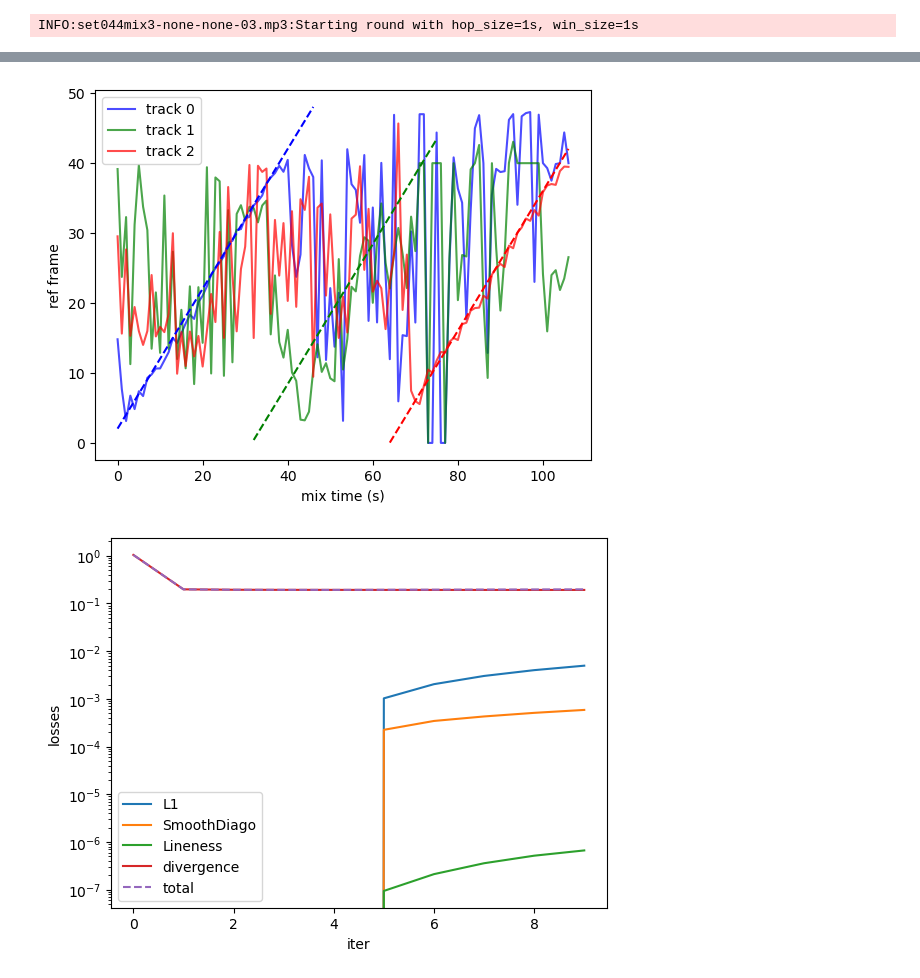
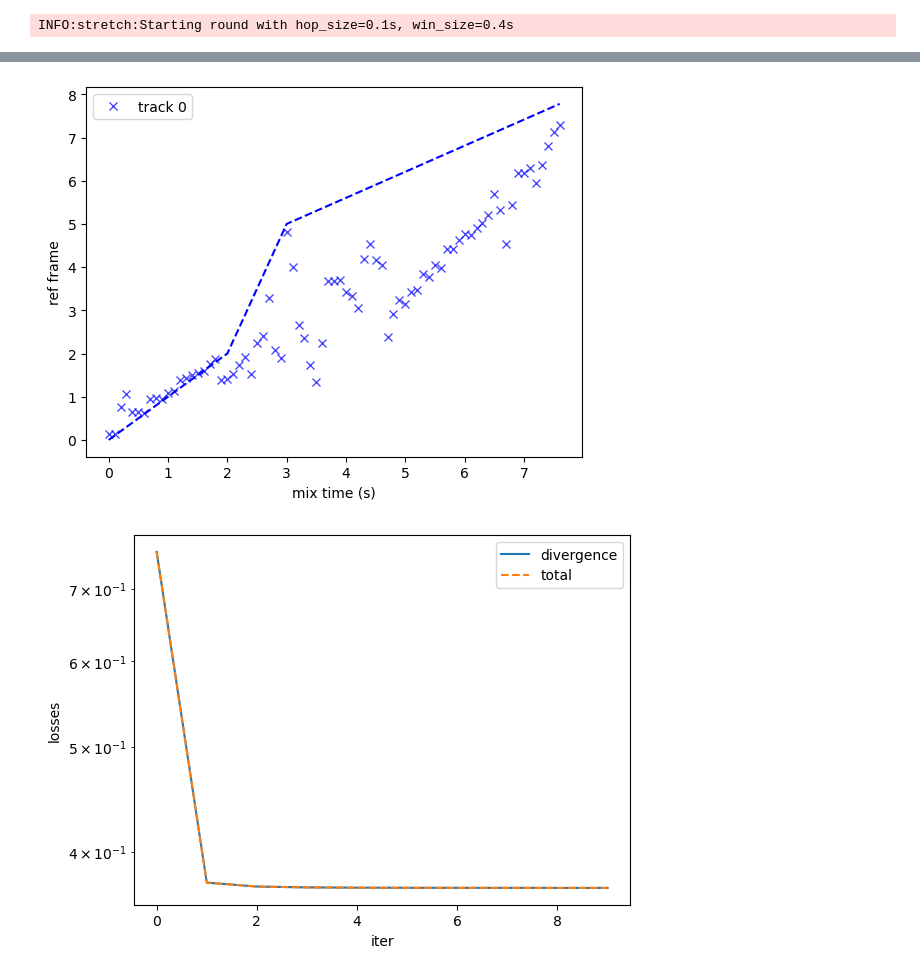
Before and after one commit to etiandre/reverse-dj-mix, a Jupyter notebook: nmf/test-nmf.ipynb, the cells around one changed output, grey strips where cells are left out. Drawn from its saved outputs; the diff is of its cells as text; code cells hidden in the pictures.

Commit message:
synthetic mixes

```diff
--- a/nmf/test-nmf.ipynb
+++ b/nmf/test-nmf.ipynb
@@ -27,25 +27,20 @@ from multiprocessing import Lock
 # %%
 # UNMIXDB_PATH = Path("/data2/anasynth_nonbp/andre/unmixdb-zenodo")
 UNMIXDB_PATH = Path("/data2/anasynth_nonbp/schwarz/abc-dj/data/unmixdb-zenodo/")
-unmixdb = UnmixDB(UNMIXDB_PATH)
+# dataset = UnmixDB(UNMIXDB_PATH)
+dataset = SyntheticDB()
 GAIN_ESTOR = param_estimator.GainEstimator.SUM
 WARP_ESTOR = param_estimator.WarpEstimator.CENTER_OF_MASS
 LOG_NMF_EVERY = 100
 DLOSS_MIN = -np.inf
 ITER_MAX = 500
 FS = 22050
-MIX_NAME = "set044mix3-none-none-03.mp3"
+MIX_NAME = "stretch"
 
 
 logger = logging.getLogger(MIX_NAME)
 logging.basicConfig()
 logger.setLevel(logging.DEBUG)
 
-mix = unmixdb.mixes[MIX_NAME]
-input_paths = [unmixdb.refsongs[track["name"]].audio_path for track in mix.tracks] + [
-    mix.audio_path
-]
-pprint(input_paths)
-
-# load audios
-inputs = [librosa.load(path, sr=FS)[0] for path in input_paths]
+mix = dataset.get_mix(MIX_NAME)
+inputs = [track.audio for track in mix.tracks] + [mix.audio]
@@ -65,16 +47,12 @@ inputs = [librosa.load(path, sr=FS)[0] for path in input_paths]
 # %%
-hop_size = 1
+hop_size = 0.1
 
-overlap = 1
+overlap = 4
 win_size = hop_size * overlap
-nmels = 128
-noise_floor = .1
-divergence = pytorch_nmf.ItakuraSaito()
-penalties = [
-    (pytorch_nmf.L1(), activation_learner.LinearWarmup(0,100,200,500)),
-    (pytorch_nmf.SmoothDiago(), activation_learner.LinearWarmup(0,10000,200,500)),
-    (pytorch_nmf.Lineness(), activation_learner.LinearWarmup(0,10000,200,500))
-]
+nmels = 512
+low_power_threshold = 0.1
+divergence = pytorch_nmf.Beta()
+penalties = []
 
 logger.info(f"Starting round with {hop_size=}s, {win_size=}s")
 
@@ -86,7 +64,7 @@ learner = activation_learner.ActivationLearner(
     hop_size=hop_size,
     penalties=penalties,
     divergence=divergence,
-    noise_floor=noise_floor,
+    low_power_threshold=low_power_threshold,
     use_gpu=USE_GPU,
 )
 loss_history = learner.fit(500)
@@ -95,8 +73,8 @@ loss_history = learner.fit(500)
 
 # get ground truth
 tau = np.arange(0, learner.V.shape[1]) * hop_size
-real_gain = mix.get_track_gain(tau)
-real_warp = mix.get_track_warp(tau)
+real_gain = mix.gain(tau)
+real_warp = mix.warp(tau)
 
 # estimate gain
 est_gain = GAIN_ESTOR(learner)
@@ -122,4 +100,4 @@ fig = plt.figure()
 plot.plot_loss_history(loss_history)
 plt.show()
 # %% [output]
-INFO:set044mix3-none-none-03.mp3:Starting round with hop_size=1s, win_size=1s
+INFO:stretch:Starting round with hop_size=0.1s, win_size=0.4s
@@ -128,5 +106,5 @@ INFO:set044mix3-none-none-03.mp3:Starting round with hop_size=1s, win_size=1s
-[figure, old version]
+[figure, new version]
-[figure, old version]
+[figure, new version]
 # %%
 plot.plot_pow_spec(learner.W)
 plt.show()
```
Also changed, not shown: parts of 4 cells of this notebook, 10 other files.
